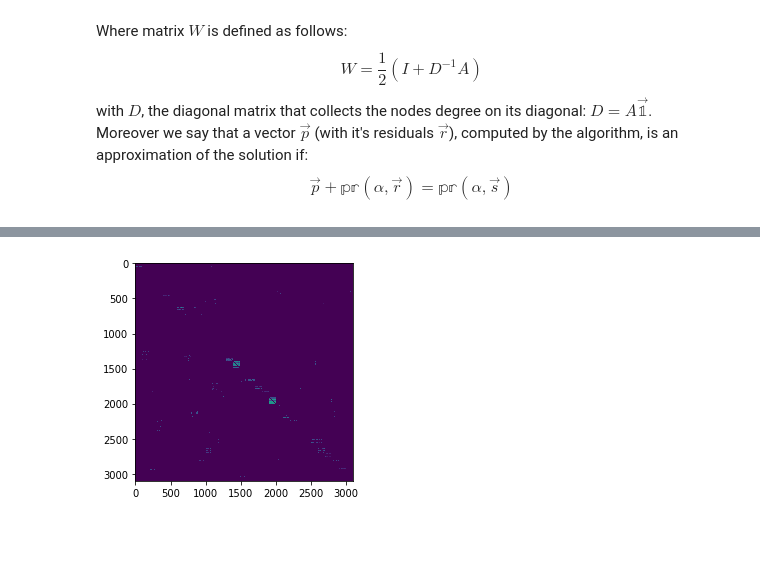
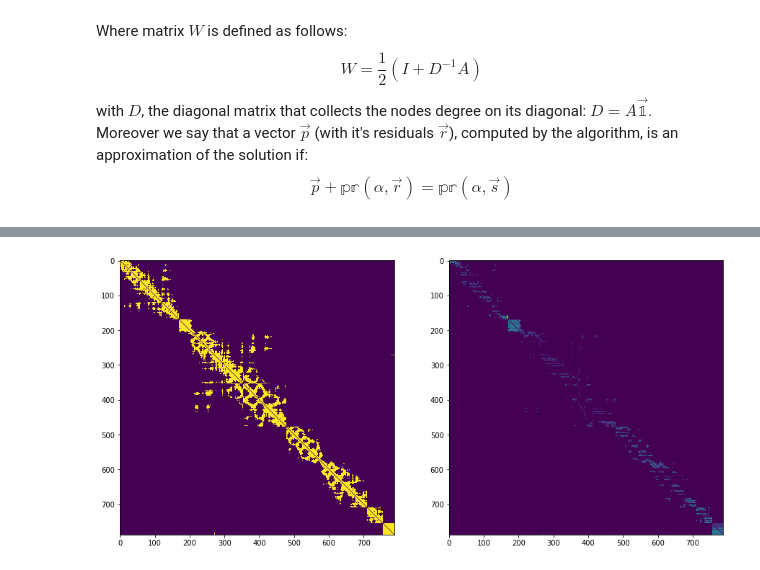
Before and after one commit to barbafrank/LCP_projects_Y2, a Jupyter notebook: HLP_Project/Project.ipynb, the cells around one changed output, grey strips where cells are left out. Drawn from its saved outputs; the diff is of its cells as text; code cells hidden in the pictures; blank space fills up the shorter version.

```diff
--- a/HLP_Project/Project.ipynb
+++ b/HLP_Project/Project.ipynb
@@ -259,14 +194,17 @@ plt.show()
 # %%
+# load the network
+A, positions = build_network("../datasets/Aggregation.txt", radius=3.5)
+A_mat = list2matrix(A, False)
+
 # generate the L matrix
-if weighted:
-    L = localPageRank_weight(A, c=0.85, epsilon=1e-8, max_iters=1e3, return_only_neighbours=True)
-else:
-    L = localPageRank(A, c=0.85, epsilon=1e-8, max_iters=200, return_only_neighbours=True)
-
+L = localPageRank(A, c=0.85, epsilon=1e-8, max_iters=200, return_only_neighbours=True)
 L = transposeEdgelist(L, True)
 L_mat = list2matrix(L)
-plt.figure()
-plt.imshow(np.log(L_mat+1))
+
+# plot matrices
+fig, axs = plt.subplots(1, 2, figsize=(15, 7))
+axs[0].imshow(A_mat)
+axs[1].imshow(np.log(L_mat+1))
 plt.show()
 # %% [output]
-[figure, old version]
+[figure, new version]
```
Also changed, not shown: parts of 20 cells of this notebook, 4 other files.
